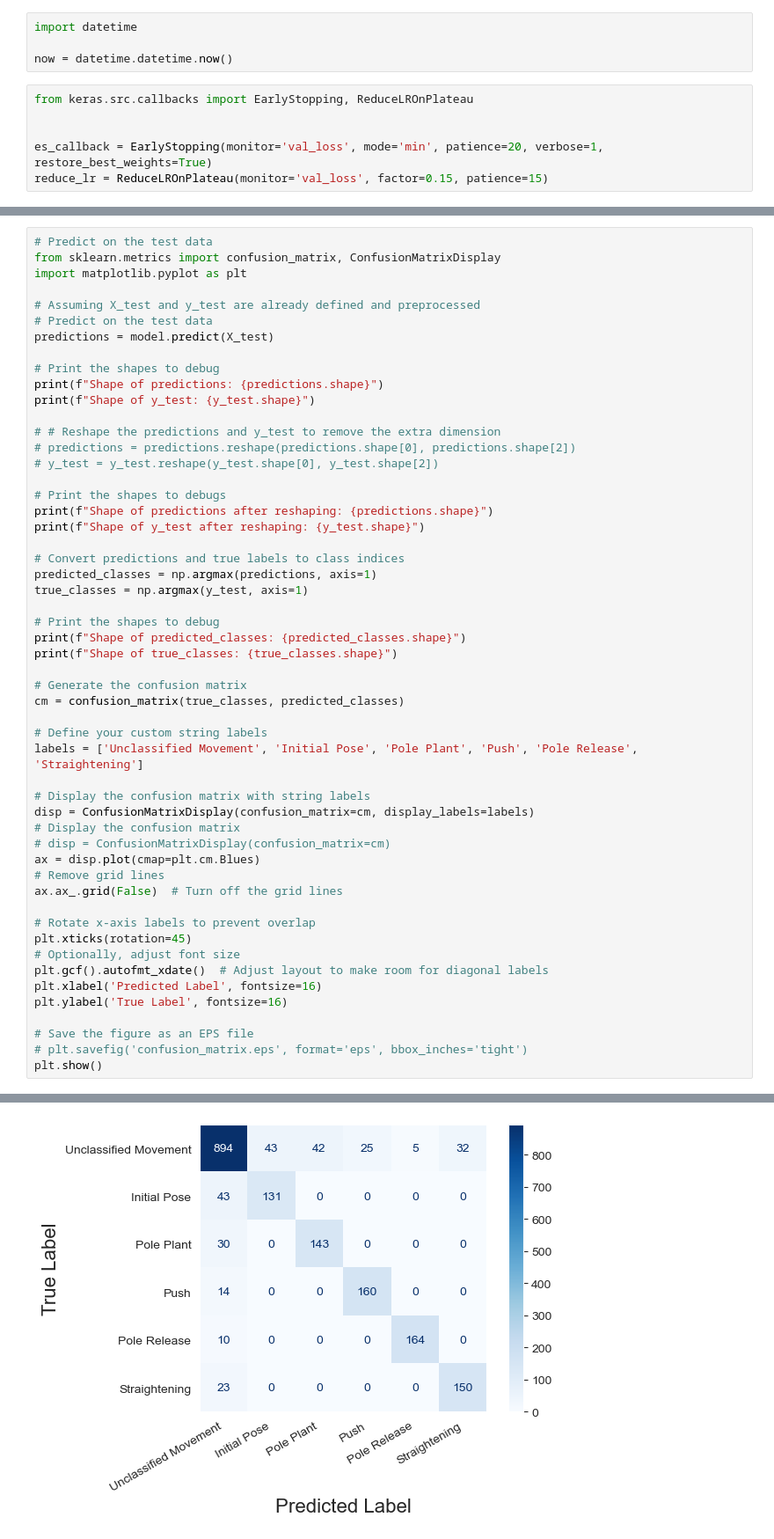
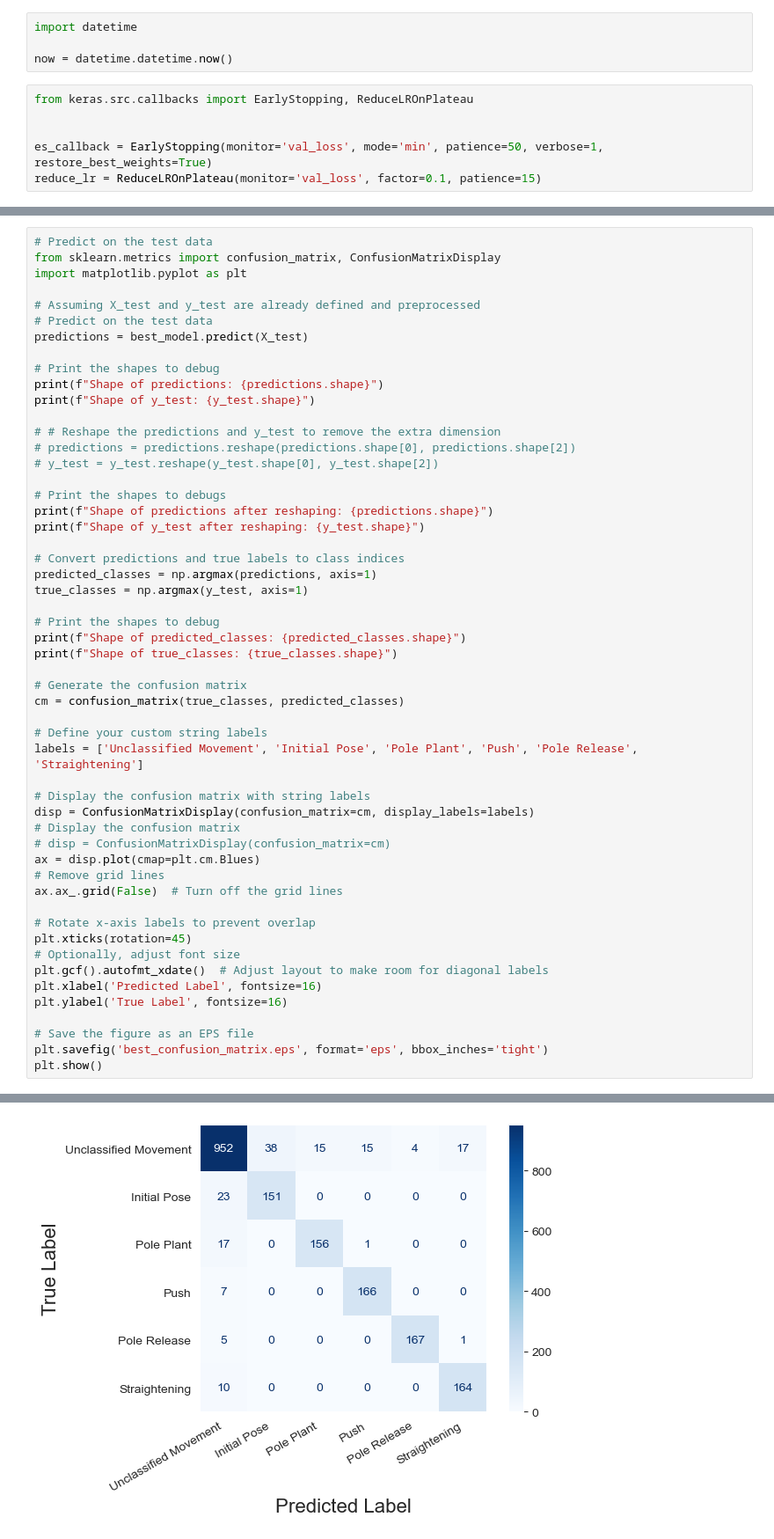
Before and after one commit to magictoene/BachelorThesis, a Jupyter notebook: neural_network_test.ipynb, the cells around one changed output, grey strips where cells are left out. Shown at 88% size. Cells and saved outputs as stored; diff of their text form.

```diff
--- a/neural_network_test.ipynb
+++ b/neural_network_test.ipynb
@@ -301,8 +316,8 @@ now = datetime.datetime.now()
 from keras.src.callbacks import EarlyStopping, ReduceLROnPlateau
 
 
-es_callback = EarlyStopping(monitor='val_loss', mode='min', patience=20, verbose=1, restore_best_weights=True)
-reduce_lr = ReduceLROnPlateau(monitor='val_loss', factor=0.15, patience=15)
+es_callback = EarlyStopping(monitor='val_loss', mode='min', patience=50, verbose=1, restore_best_weights=True)
+reduce_lr = ReduceLROnPlateau(monitor='val_loss', factor=0.1, patience=15)
 # %%
 from torch.utils.benchmark import timer
 
@@ -338,7 +432,7 @@ import matplotlib.pyplot as plt
 
 # Assuming X_test and y_test are already defined and preprocessed
 # Predict on the test data
-predictions = model.predict(X_test)
+predictions = best_model.predict(X_test)
 
 # Print the shapes to debug
 print(f"Shape of predictions: {predictions.shape}")
@@ -382,6 +476,6 @@ plt.xlabel('Predicted Label', fontsize=16)
 plt.ylabel('True Label', fontsize=16)
 
 # Save the figure as an EPS file
-# plt.savefig('confusion_matrix.eps', format='eps', bbox_inches='tight')
+plt.savefig('best_confusion_matrix.eps', format='eps', bbox_inches='tight')
 plt.show()
 # %% [output]
@@ -389,10 +483,10 @@ plt.show()
 Shape of predictions: (1909, 6)
 Shape of y_test: (1909, 6)
 Shape of predictions after reshaping: (1909, 6)
 Shape of y_test after reshaping: (1909, 6)
 Shape of predicted_classes: (1909,)
 Shape of true_classes: (1909,)
-[figure, old version]
+[figure, new version]
 # %%
 # Generate the normalized confusion matrix
 cm = confusion_matrix(true_classes, predicted_classes, normalize='true')
```
Also changed, not shown: parts of 8 cells of this notebook.
